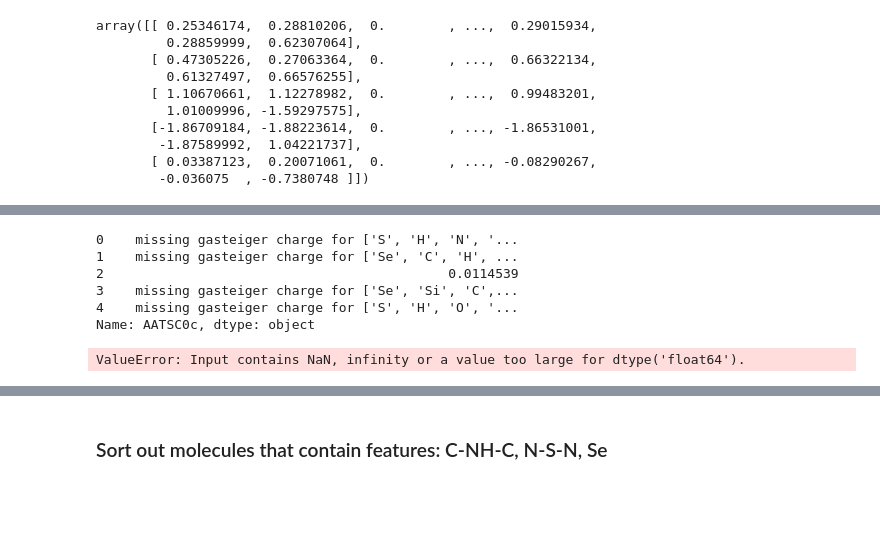
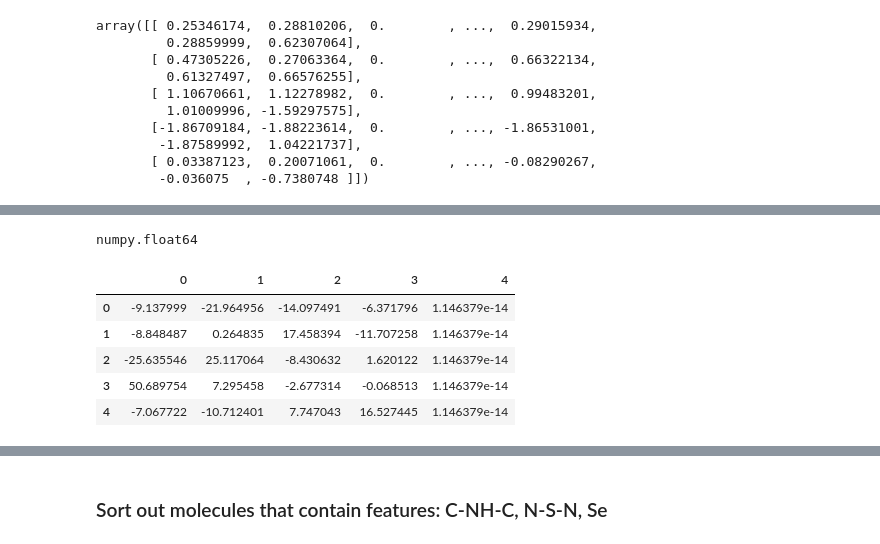
Before and after one commit to sjluozho/PV-Cell, a Jupyter notebook: PV-Cell/Attempts/DescriptorCalculator.ipynb, the cells around one changed output, grey strips where cells are left out. Saved outputs shown, nothing was run; the diff lists cells and outputs as text; code cells hidden in the pictures; blank space fills up the shorter version.

```diff
--- a/PV-Cell/Attempts/DescriptorCalculator.ipynb
+++ b/PV-Cell/Attempts/DescriptorCalculator.ipynb
@@ -69,3 +69,9 @@ Index(['ABC', 'ABCGG', 'nAcid', 'nBase', 'SpAbs_A', 'SpMax_A', 'SpDiam_A',
        'TSRW10', 'MW', 'AMW', 'WPath', 'WPol', 'Zagreb1', 'Zagreb2',
        'mZagreb1', 'mZagreb2', 'pce'],
       dtype='object', length=1826)
+# %%
+# replace missing value(wrong type) with 0
+for i in range(selc_df.shape[1]):
+    for j in range(selc_df.shape[0]):
+        if type(selc_df.loc[j][i]) == mordred.error.Missing:
+            selc_df = selc_df.replace(selc_df.loc[j][i],0)
@@ -140,20 +125,20 @@ missing 3D coordinate (MOMI-Z/mordred.MomentOfInertia.PrincipalAxis()) from  160
-# %%
-selc_df.loc[:,'AATSC0c']
-# %% [output]
-0    missing gasteiger charge for ['S', 'H', 'N', '...
-1    missing gasteiger charge for ['Se', 'C', 'H', ...
-2                                            0.0114539
-3    missing gasteiger charge for ['Se', 'Si', 'C',...
-4    missing gasteiger charge for ['S', 'H', 'O', '...
-Name: AATSC0c, dtype: object
+# %%
+type(selc_df.loc[1][233])
+# %% [output]
+numpy.float64
 # %%
 # Dimension Reduction by PCA
 from sklearn.decomposition import PCA
-pca = PCA(n_components = 100)
-pca.fit(X)
-#principalComponents = pca.fit_transform(X)
-#principalDf = pd.DataFrame(data=pca)
+pca = PCA(n_components = 5)
+principalComponents = pca.fit_transform(X)
+principalDf = pd.DataFrame(data=principalComponents)
+principalDf
 # %% [output]
-ValueError: Input contains NaN, infinity or a value too large for dtype('float64').
+|  | 0 | 1 | 2 | 3 | 4 |
+| 0 | -9.137999 | -21.964956 | -14.097491 | -6.371796 | 1.146379e-14 |
+| 1 | -8.848487 | 0.264835 | 17.458394 | -11.707258 | 1.146379e-14 |
+| 2 | -25.635546 | 25.117064 | -8.430632 | 1.620122 | 1.146379e-14 |
+| 3 | 50.689754 | 7.295458 | -2.677314 | -0.068513 | 1.146379e-14 |
+| 4 | -7.067722 | -10.712401 | 7.747043 | 16.527445 | 1.146379e-14 |
 # %%
 # Dimension Reduction by FA
```
Also changed, not shown: parts of 6 cells of this notebook.
